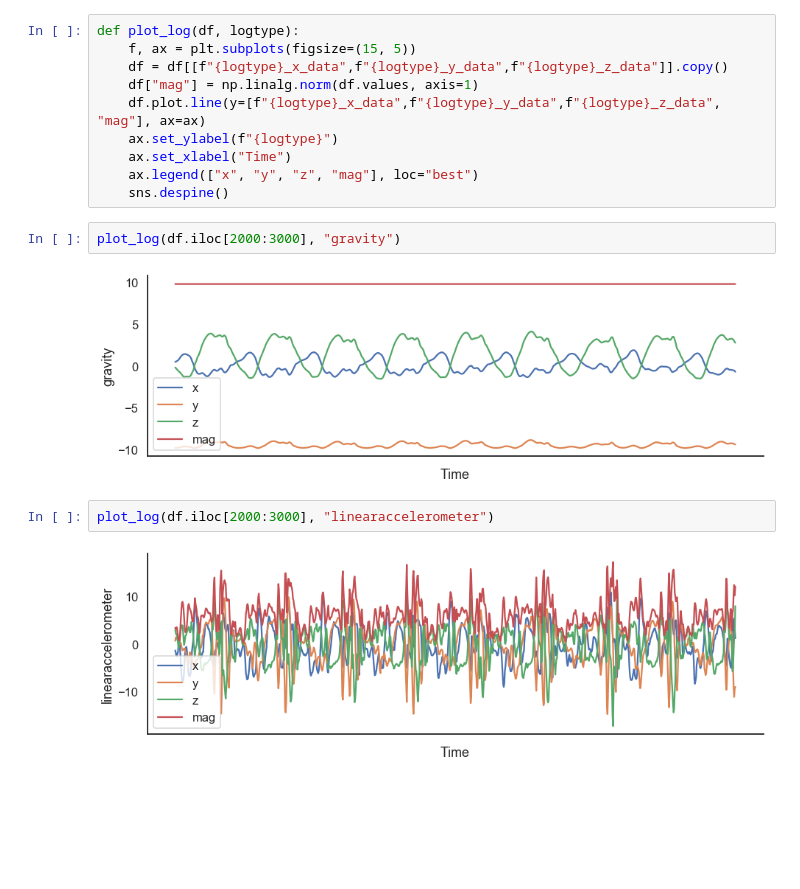
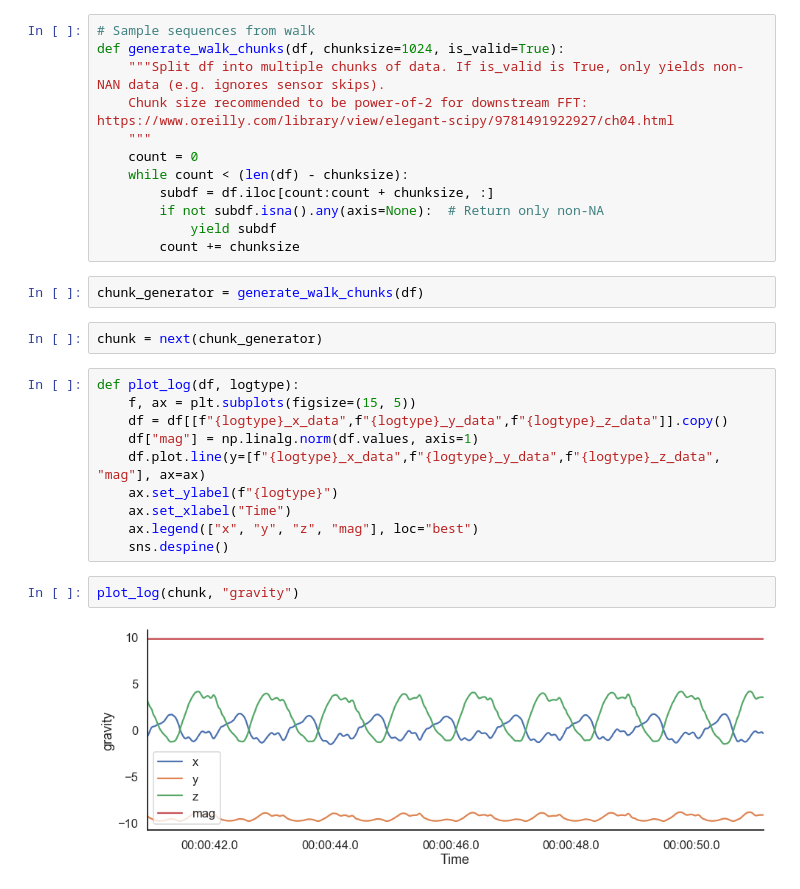
Before and after one commit to f--f/gaitkeeper, a Jupyter notebook: notebooks/1-exploratory-data-analysis.ipynb, the cells around one changed output. Saved outputs shown, nothing was run; the diff lists cells and outputs as text; blank space fills up the shorter version.

Commit message:
Add time-chunking and peak finding functions

```diff
--- a/notebooks/1-exploratory-data-analysis.ipynb
+++ b/notebooks/1-exploratory-data-analysis.ipynb
@@ -49,3 +51,19 @@ df.head()
+# %%
+# Sample sequences from walk
+def generate_walk_chunks(df, chunksize=1024, is_valid=True):
+    """Split df into multiple chunks of data. If is_valid is True, only yields non-NAN data (e.g. ignores sensor skips).
+    Chunk size recommended to be power-of-2 for downstream FFT: https://www.oreilly.com/library/view/elegant-scipy/9781491922927/ch04.html
+    """
+    count = 0
+    while count < (len(df) - chunksize):
+        subdf = df.iloc[count:count + chunksize, :]
+        if not subdf.isna().any(axis=None):  # Return only non-NA
+            yield subdf
+        count += chunksize
+# %%
+chunk_generator = generate_walk_chunks(df)
+# %%
+chunk = next(chunk_generator)
 # %%
 def plot_log(df, logtype):
     f, ax = plt.subplots(figsize=(15, 5))
@@ -56,11 +74,7 @@ def plot_log(df, logtype):
     ax.set_xlabel("Time")
     ax.legend(["x", "y", "z", "mag"], loc="best")
     sns.despine()
-# %%
-plot_log(df.iloc[2000:3000], "gravity")
-# %% [output]
-[figure, removed]
-# %%
-plot_log(df.iloc[2000:3000], "linearaccelerometer")
-# %% [output]
-[figure, removed]
+# %%
+plot_log(chunk, "gravity")
+# %% [output]
+[figure, added]
```
Also changed, not shown: parts of 17 cells of this notebook.
